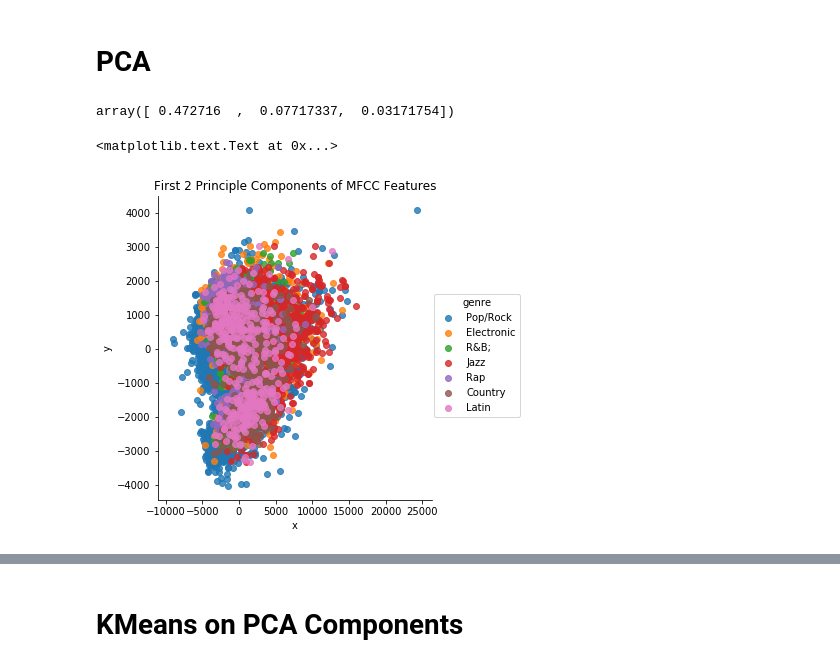
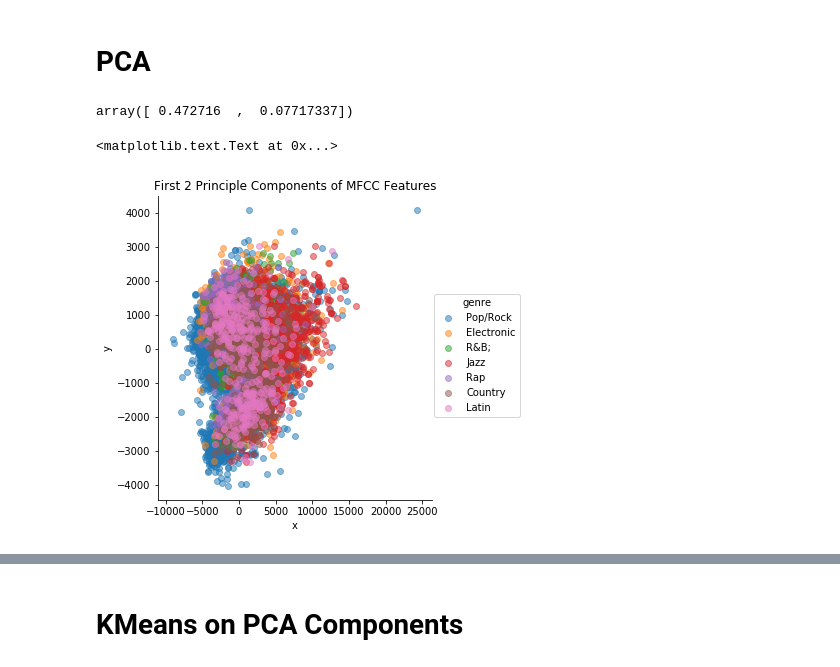
Before and after one commit to wzeyuann/music_influence, a Jupyter notebook: Dimensionality_Reduction.ipynb, the cells around one changed output, grey strips where cells are left out. Drawn from its saved outputs; the diff is of its cells as text; code cells hidden in the pictures.

```diff
--- a/Dimensionality_Reduction.ipynb
+++ b/Dimensionality_Reduction.ipynb
@@ -73,7 +77,7 @@ X = np.array(X)
 # %% [markdown]
 # PCA
 # %%
-pca = PCA(n_components=3)
+pca = PCA(n_components=2)
 pca.fit(X)
 # Reduce dimensionality of X
 X_reduced = pca.transform(X)
@@ -81,11 +85,11 @@ X_reduced = pca.transform(X)
 # Percentage of variance explained
 pca.explained_variance_ratio_
 # %% [output]
-array([ 0.472716  ,  0.07717337,  0.03171754])
+array([ 0.472716  ,  0.07717337])
 # %%
 pca_df = pd.DataFrame(dict(x=X_reduced[:,0], y=X_reduced[:,1], genre=main_genres, name=artist_names))
-sns.lmplot('x', 'y', data=pca_df, hue='genre', fit_reg=False)
+sns.lmplot('x', 'y', data=pca_df, hue='genre', fit_reg=False, scatter_kws={'alpha':0.5})
 plt.title('First 2 Principle Components of MFCC Features')
 # %% [output]
 <matplotlib.text.Text at 0x...>
-[figure, old version]
+[figure, new version]
```
Also changed, not shown: parts of 25 cells of this notebook, 9 other files.
